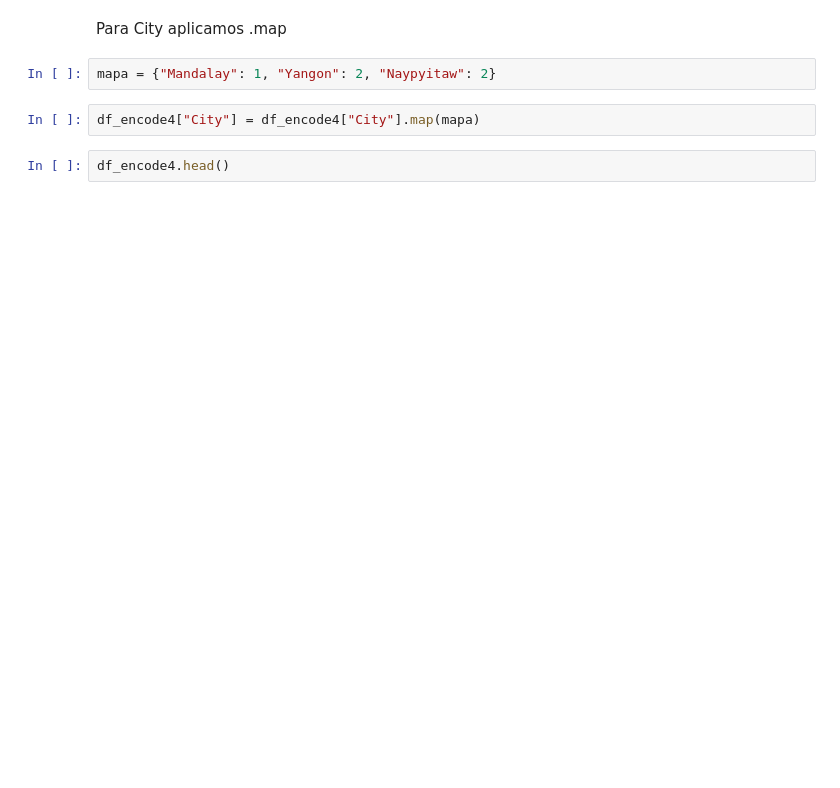
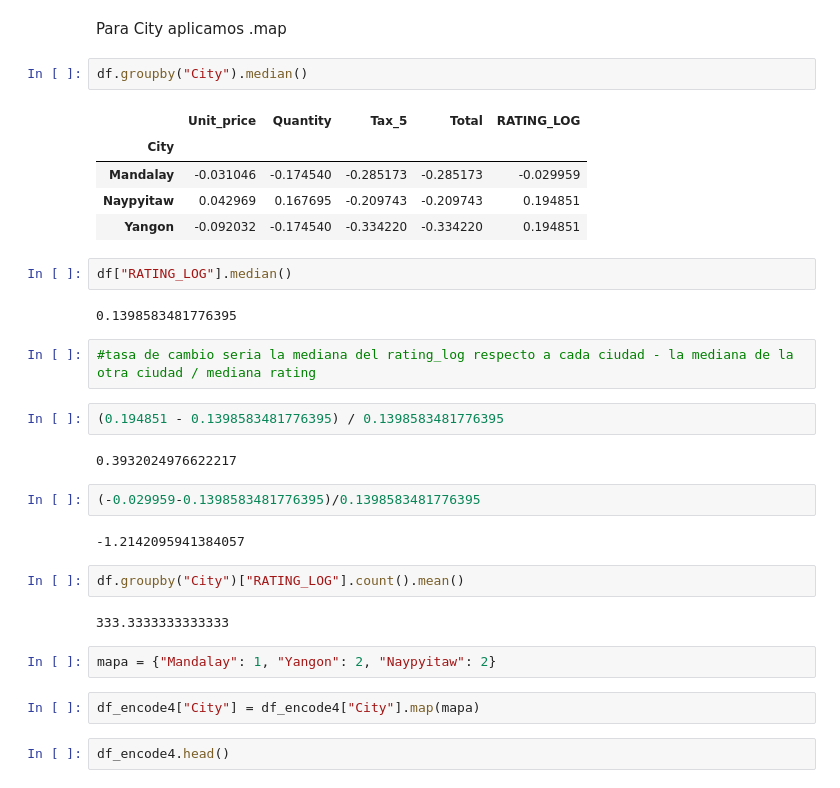
Before and after one commit to Adalab/Adalab-promo_d_da_modulo3_sprint1_Cristina_AnaBelen, a Jupyter notebook: regresion_lineal/8_encoding.ipynb, the cells around one changed output. Drawn from its saved outputs; the diff is of its cells as text; blank space fills up the shorter version.

```diff
--- a/regresion_lineal/8_encoding.ipynb
+++ b/regresion_lineal/8_encoding.ipynb
@@ -148,6 +148,32 @@ df_encode4.head()
 | 4 | Yangon | Sports and travel | 1.156959 | 0.509930 | 1.267125 | 1.267125 | Mañana | -0.938704 | 0.0 | ... |
 # %% [markdown]
 Para City aplicamos .map
+# %%
+df.groupby("City").median()
+# %% [output]
+|  | Unit_price | Quantity | Tax_5 | Total | RATING_LOG |
+| City |  |  |  |  |  |
+| Mandalay | -0.031046 | -0.174540 | -0.285173 | -0.285173 | -0.029959 |
+| Naypyitaw | 0.042969 | 0.167695 | -0.209743 | -0.209743 | 0.194851 |
+| Yangon | -0.092032 | -0.174540 | -0.334220 | -0.334220 | 0.194851 |
+# %%
+df["RATING_LOG"].median()
+# %% [output]
+0.1398583481776395
+# %%
+#tasa de cambio seria la mediana del rating_log respecto a cada ciudad - la mediana de la otra ciudad / mediana rating
+# %%
+(0.194851 - 0.1398583481776395) / 0.1398583481776395
+# %% [output]
+0.3932024976622217
+# %%
+(-0.029959-0.1398583481776395)/0.1398583481776395
+# %% [output]
+-1.2142095941384057
+# %%
+df.groupby("City")["RATING_LOG"].count().mean()
+# %% [output]
+333.3333333333333
 # %%
 mapa = {"Mandalay": 1, "Yangon": 2, "Naypyitaw": 2}
 # %%
```
Also changed, not shown: parts of 4 cells of this notebook.
